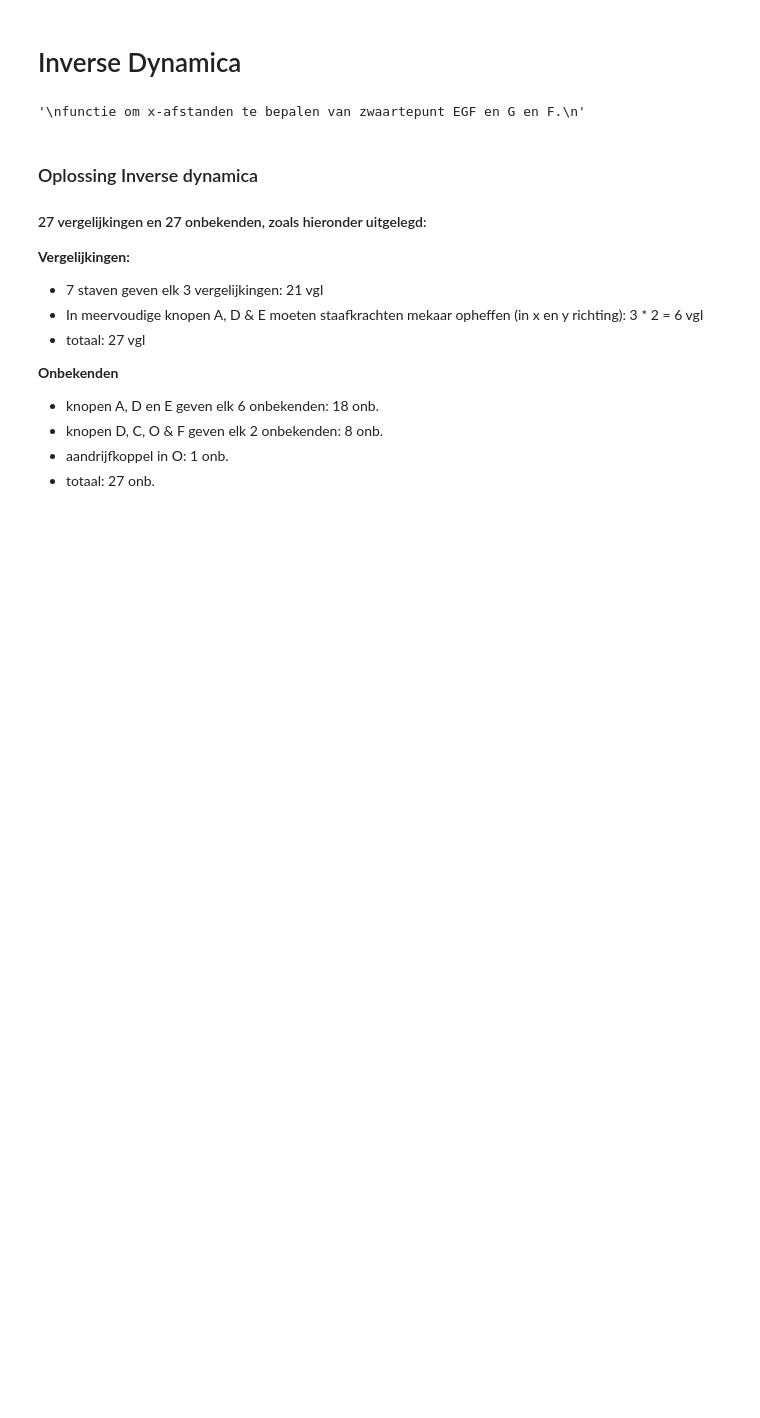
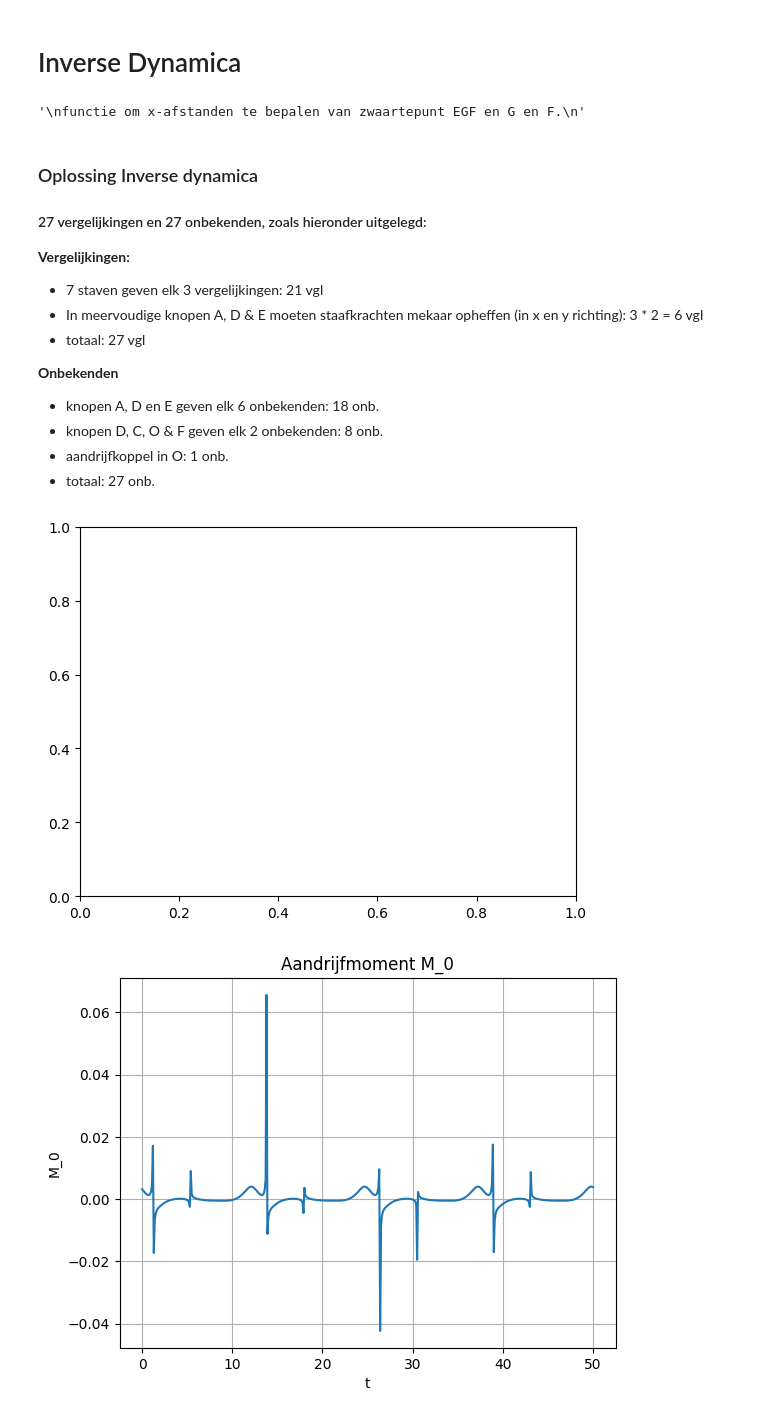
Before and after one commit to Vermizzi/Project_Bewegingen_TriVik, a Jupyter notebook: Hulp_Notebooks/Knie.mechanisme.ipynb, the cells around one changed output. Cells and saved outputs as stored; diff of their text form; code cells hidden in the pictures; blank space fills up the shorter version.

Commit message:
een paar eerste plots

```diff
--- a/Hulp_Notebooks/Knie.mechanisme.ipynb
+++ b/Hulp_Notebooks/Knie.mechanisme.ipynb
@@ -893,3 +893,16 @@ for i in range(len(t)):
         F_ET_x[i] = x[24]
         F_ET_y[i] = x[25]
         M_0[i] = x[26]
+# %%
+import matplotlib.pyplot as plt
+
+plt.figure()
+plt.plot(t, M_0)
+plt.title("Aandrijfmoment M_0")
+plt.xlabel("t")
+plt.ylabel("M_0")
+plt.grid()
+plt.show()
+# %% [output]
+[figure, added]
+[figure, added]
```
Also changed, not shown: parts of 2 cells of this notebook.
